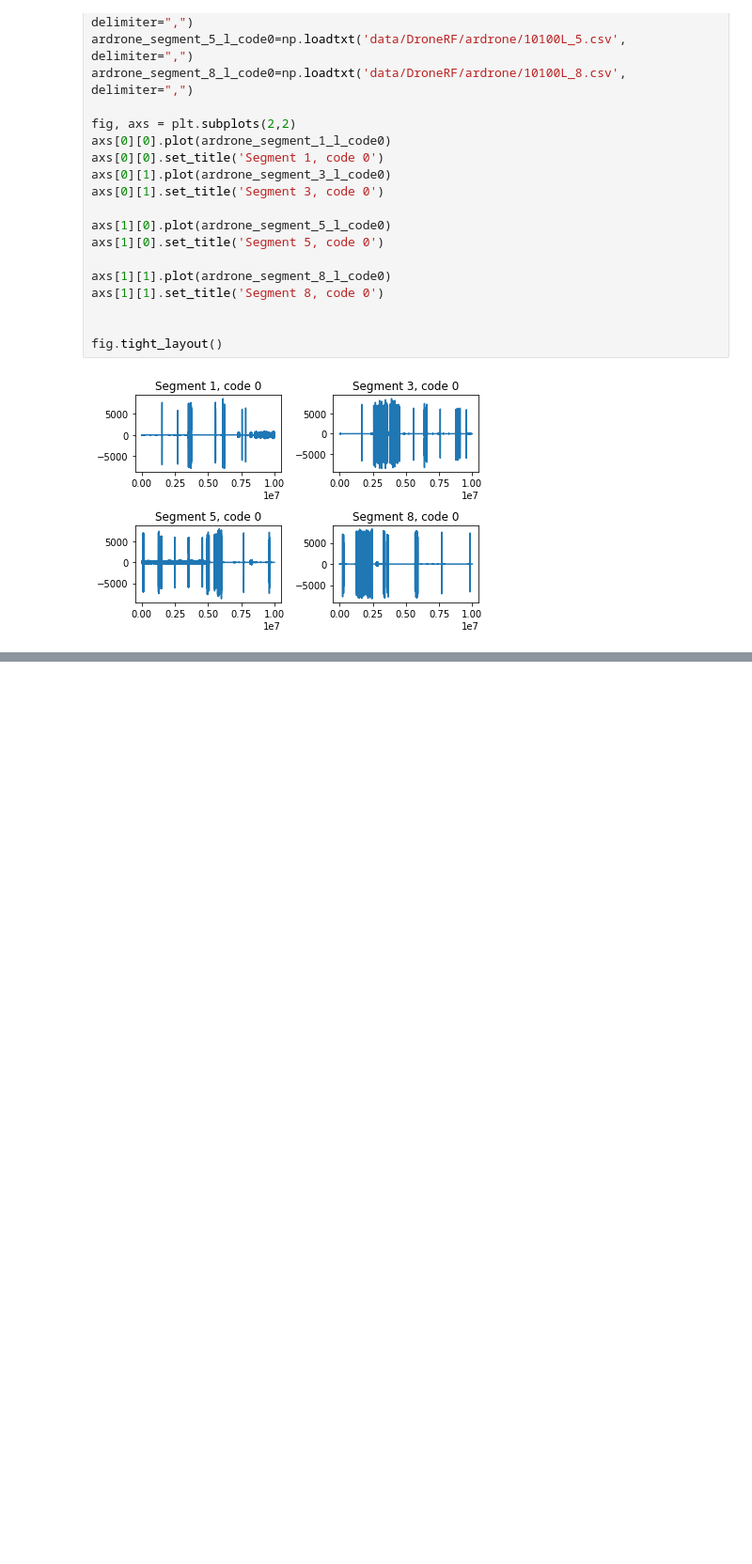
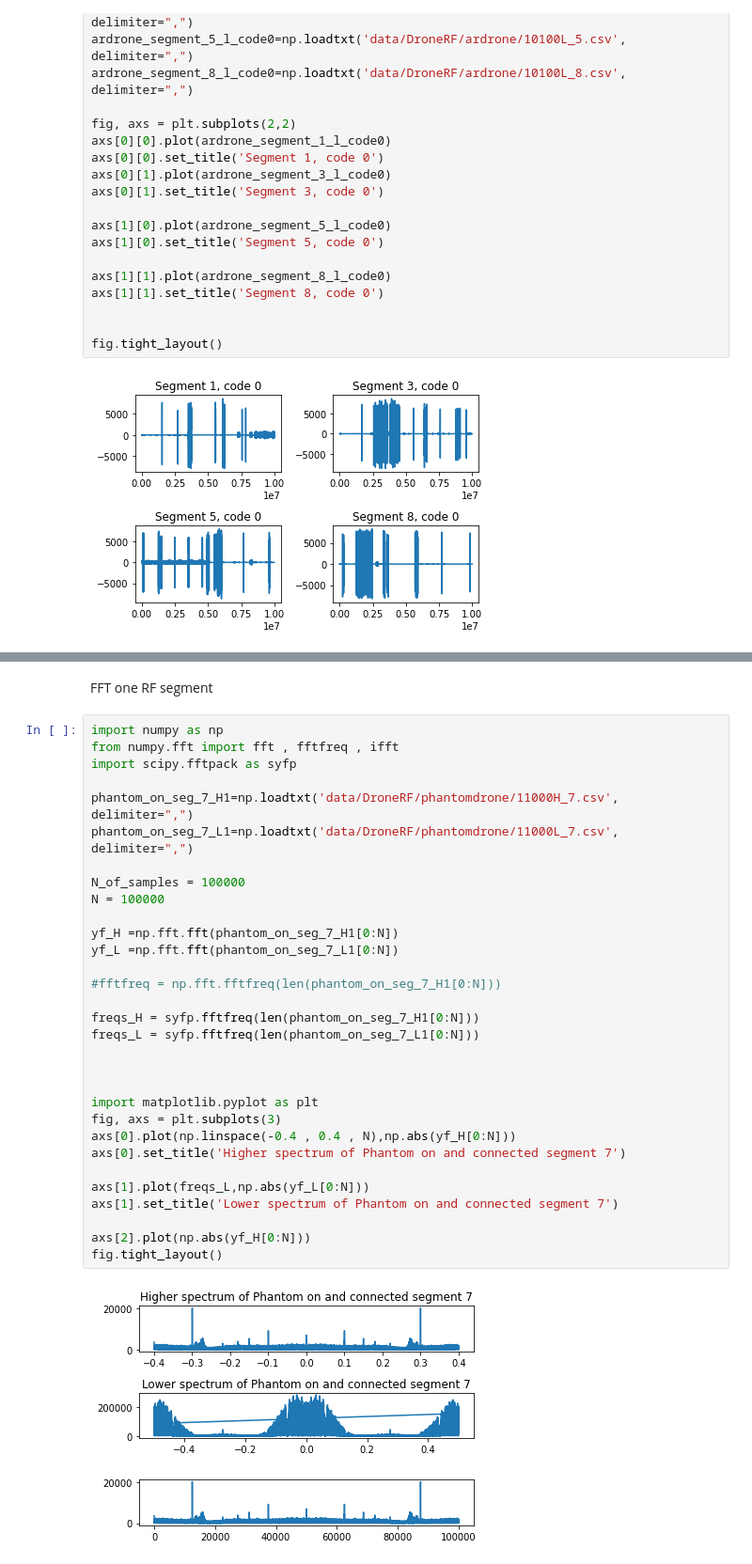
Before and after one commit to jax79sg/signals, a Jupyter notebook: DroneRF/EDA-droneRF-dataset.ipynb, the cells around one changed output, grey strips where cells are left out. Shown at 94% size. Saved outputs shown, nothing was run; the diff lists cells and outputs as text; blank space fills up the shorter version.

```diff
--- a/DroneRF/EDA-droneRF-dataset.ipynb
+++ b/DroneRF/EDA-droneRF-dataset.ipynb
@@ -186,0 +281,35 @@ fig.tight_layout()
+# %% [markdown]
+FFT one RF segment
+# %%
+import numpy as np
+from numpy.fft import fft , fftfreq , ifft
+import scipy.fftpack as syfp
+
+phantom_on_seg_7_H1=np.loadtxt('data/DroneRF/phantomdrone/11000H_7.csv', delimiter=",")
+phantom_on_seg_7_L1=np.loadtxt('data/DroneRF/phantomdrone/11000L_7.csv', delimiter=",")
+
+N_of_samples = 100000
+N = 100000
+
+yf_H =np.fft.fft(phantom_on_seg_7_H1[0:N])
+yf_L =np.fft.fft(phantom_on_seg_7_L1[0:N])
+
+#fftfreq = np.fft.fftfreq(len(phantom_on_seg_7_H1[0:N]))
+
+freqs_H = syfp.fftfreq(len(phantom_on_seg_7_H1[0:N]))
+freqs_L = syfp.fftfreq(len(phantom_on_seg_7_L1[0:N]))
+
+
+
+import matplotlib.pyplot as plt
+fig, axs = plt.subplots(3)
+axs[0].plot(np.linspace(-0.4 , 0.4 , N),np.abs(yf_H[0:N]))
+axs[0].set_title('Higher spectrum of Phantom on and connected segment 7')
+
+axs[1].plot(freqs_L,np.abs(yf_L[0:N]))
+axs[1].set_title('Lower spectrum of Phantom on and connected segment 7')
+
+axs[2].plot(np.abs(yf_H[0:N]))
+fig.tight_layout()
+# %% [output]
+[figure, added]
```
Also changed, not shown: parts of 18 cells of this notebook, 20 other files.
